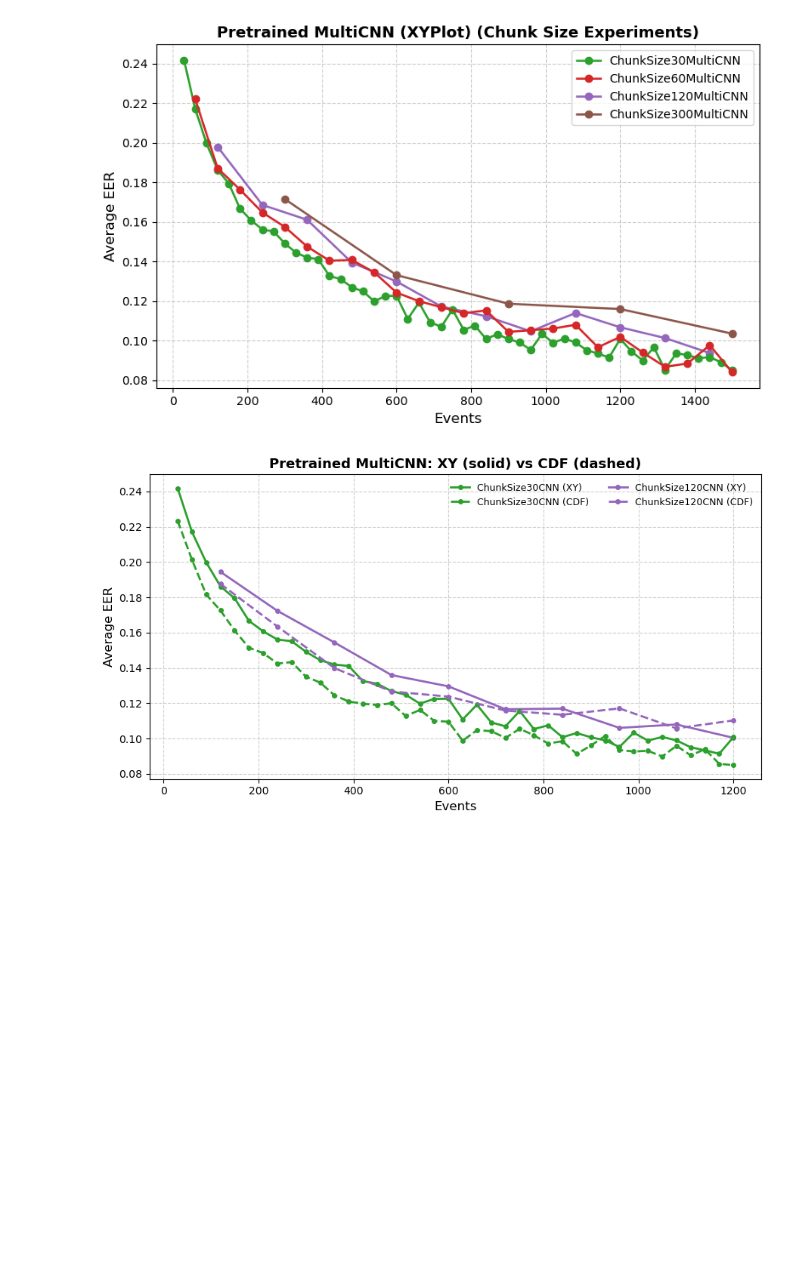
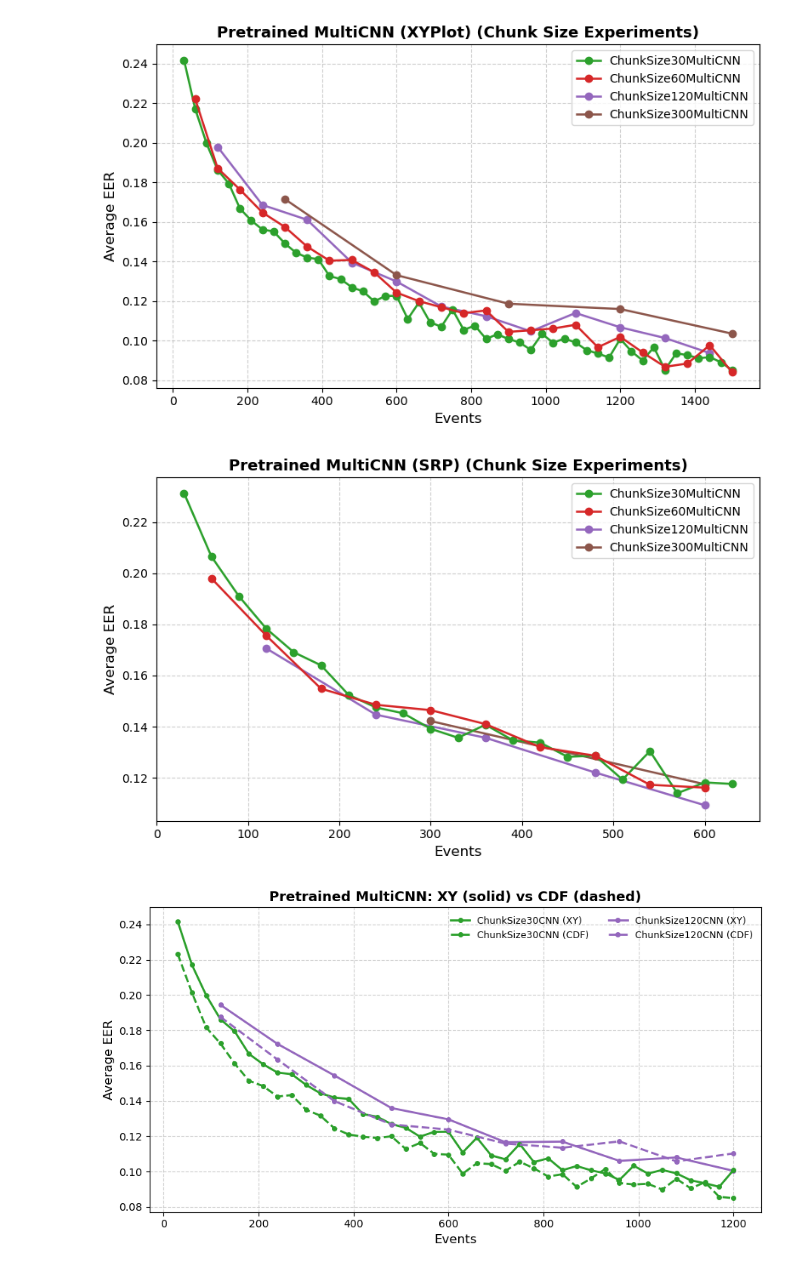
Before and after one commit to S-lijun/Mouse_Dynamics, a Jupyter notebook: Results.ipynb, the cells around one changed output. Saved outputs shown, nothing was run; the diff lists cells and outputs as text; code cells hidden in the pictures; blank space fills up the shorter version.

```diff
--- a/Results.ipynb
+++ b/Results.ipynb
@@ -513,6 +513,10 @@ plot_chunk_xy_cdf_curves(
 plot_chunk_json_curves("Visualization/Testing_pixel_vs_chunk", max_event=1500, model="Pretrained MultiCNN (XYPlot)")
 # %% [output]
 [figure]
+# %%
+plot_chunk_json_curves("Visualization/Testing_pixel_vs_chunk_SRP", max_event=650, model="Pretrained MultiCNN (SRP)")
+# %% [output]
+[figure, added]
 # %%
 plot_chunk_xy_cdf_curves(
     xy_dir="Visualization/CV/train_multi_pretrained_CNN/XYPlot",
```
Also changed, not shown: 6 other files.
